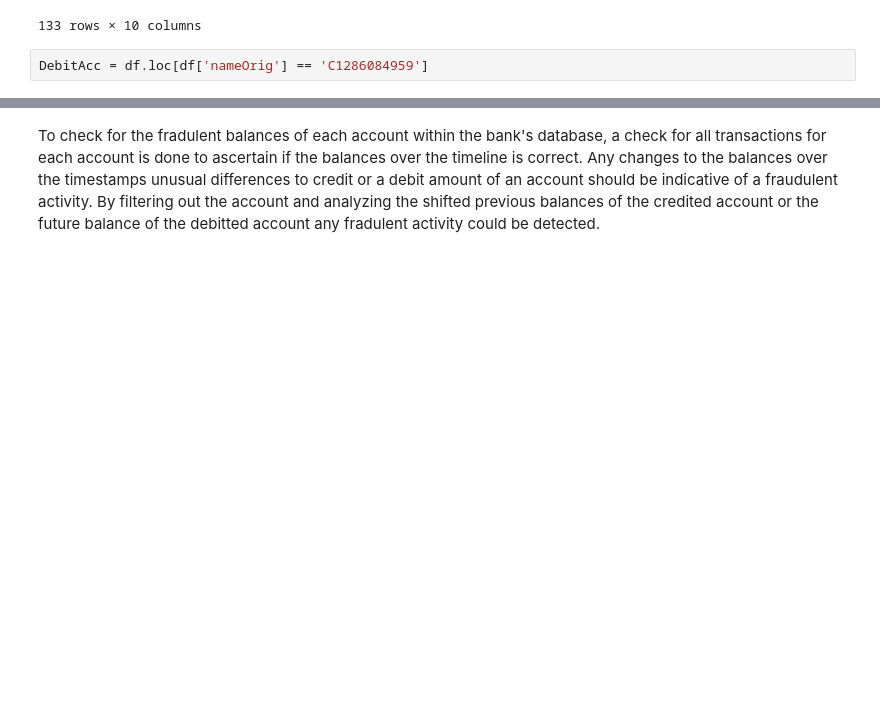
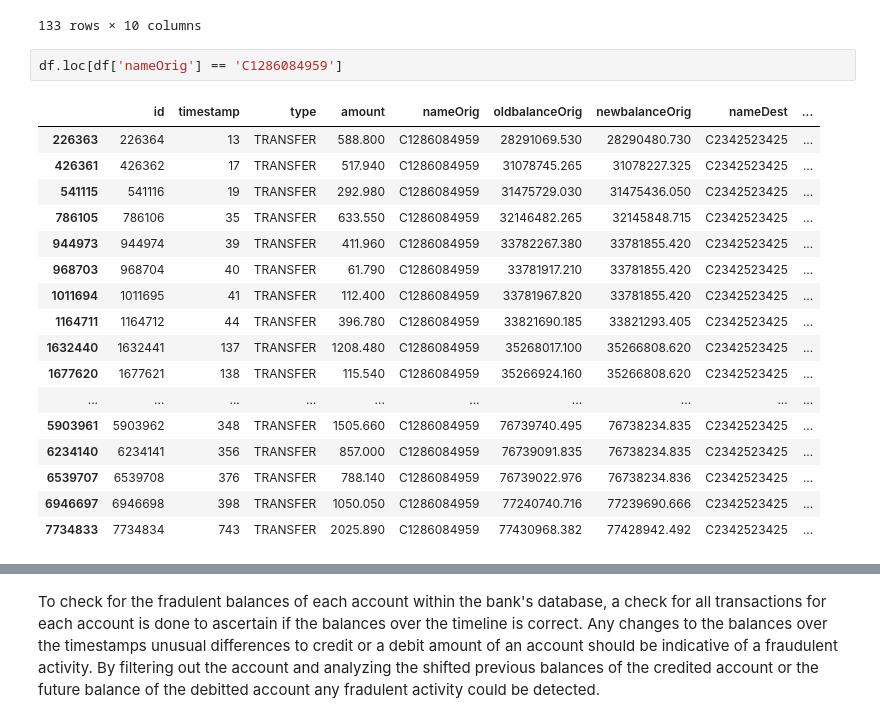
Before and after one commit to eboateng/FoDA, a Jupyter notebook: Assignment 1/Assignment1_group2.ipynb, the cells around one changed output, grey strips where cells are left out. Drawn from its saved outputs; the diff is of its cells as text; blank space fills up the shorter version.

Commit message:
balance Checks
checking if the balances over all timestamps are consistent

```diff
--- a/Assignment 1/Assignment1_group2.ipynb
+++ b/Assignment 1/Assignment1_group2.ipynb
@@ -620,5 +600,23 @@ df.loc[(df['nameOrig'] == 'C1286084959')| (df['nameDest'] == 'C1286084959')]
 | 7734833 | 7734834 | 743 | TRANSFER | 2025.890015 | C1286084959 | 77430968.0 | 7.742894e+07 | C2342523425 | ... |
 133 rows × 10 columns
 # %%
-DebitAcc = df.loc[df['nameOrig'] == 'C1286084959']
+df.loc[df['nameOrig'] == 'C1286084959']
+# %% [output]
+|  | id | timestamp | type | amount | nameOrig | oldbalanceOrig | newbalanceOrig | nameDest | ... |
+| 226363 | 226364 | 13 | TRANSFER | 588.800 | C1286084959 | 28291069.530 | 28290480.730 | C2342523425 | ... |
+| 426361 | 426362 | 17 | TRANSFER | 517.940 | C1286084959 | 31078745.265 | 31078227.325 | C2342523425 | ... |
+| 541115 | 541116 | 19 | TRANSFER | 292.980 | C1286084959 | 31475729.030 | 31475436.050 | C2342523425 | ... |
+| 786105 | 786106 | 35 | TRANSFER | 633.550 | C1286084959 | 32146482.265 | 32145848.715 | C2342523425 | ... |
+| 944973 | 944974 | 39 | TRANSFER | 411.960 | C1286084959 | 33782267.380 | 33781855.420 | C2342523425 | ... |
+| 968703 | 968704 | 40 | TRANSFER | 61.790 | C1286084959 | 33781917.210 | 33781855.420 | C2342523425 | ... |
+| 1011694 | 1011695 | 41 | TRANSFER | 112.400 | C1286084959 | 33781967.820 | 33781855.420 | C2342523425 | ... |
+| 1164711 | 1164712 | 44 | TRANSFER | 396.780 | C1286084959 | 33821690.185 | 33821293.405 | C2342523425 | ... |
+| 1632440 | 1632441 | 137 | TRANSFER | 1208.480 | C1286084959 | 35268017.100 | 35266808.620 | C2342523425 | ... |
+| 1677620 | 1677621 | 138 | TRANSFER | 115.540 | C1286084959 | 35266924.160 | 35266808.620 | C2342523425 | ... |
+| ... | ... | ... | ... | ... | ... | ... | ... | ... | ... |
+| 5903961 | 5903962 | 348 | TRANSFER | 1505.660 | C1286084959 | 76739740.495 | 76738234.835 | C2342523425 | ... |
+| 6234140 | 6234141 | 356 | TRANSFER | 857.000 | C1286084959 | 76739091.835 | 76738234.835 | C2342523425 | ... |
+| 6539707 | 6539708 | 376 | TRANSFER | 788.140 | C1286084959 | 76739022.976 | 76738234.836 | C2342523425 | ... |
+| 6946697 | 6946698 | 398 | TRANSFER | 1050.050 | C1286084959 | 77240740.716 | 77239690.666 | C2342523425 | ... |
+| 7734833 | 7734834 | 743 | TRANSFER | 2025.890 | C1286084959 | 77430968.382 | 77428942.492 | C2342523425 | ... |
 # %%
```
Also changed, not shown: parts of 16 cells of this notebook, 1 other file.
